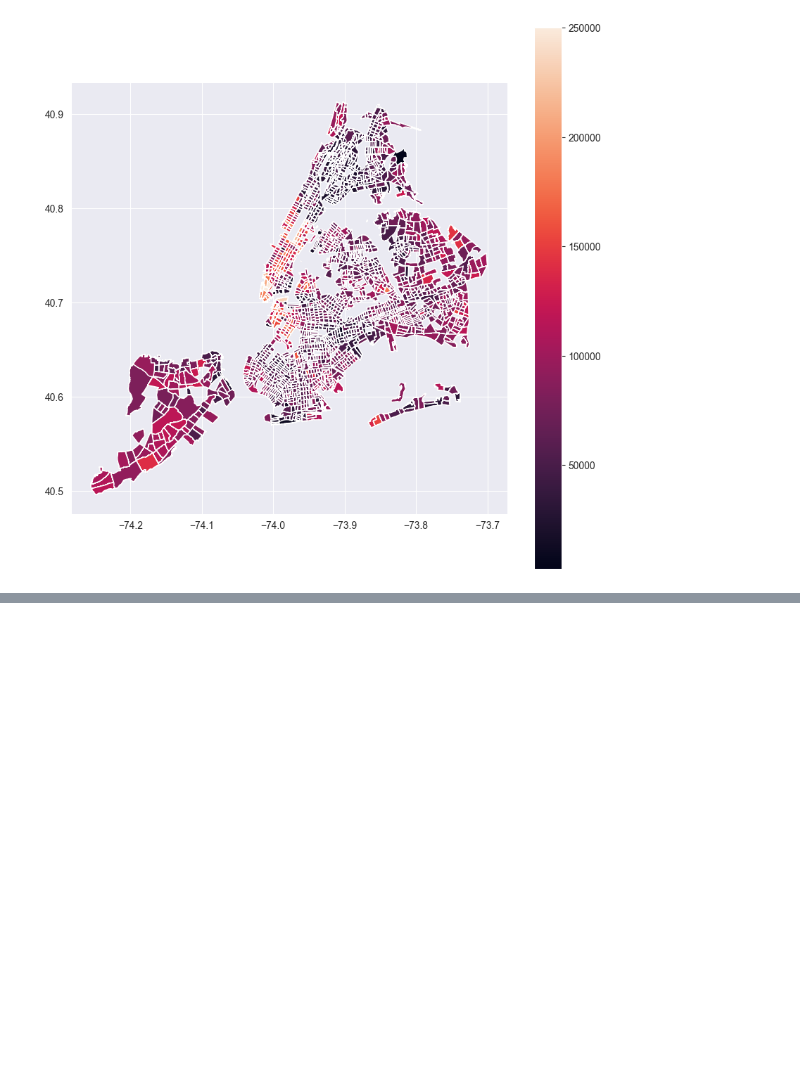
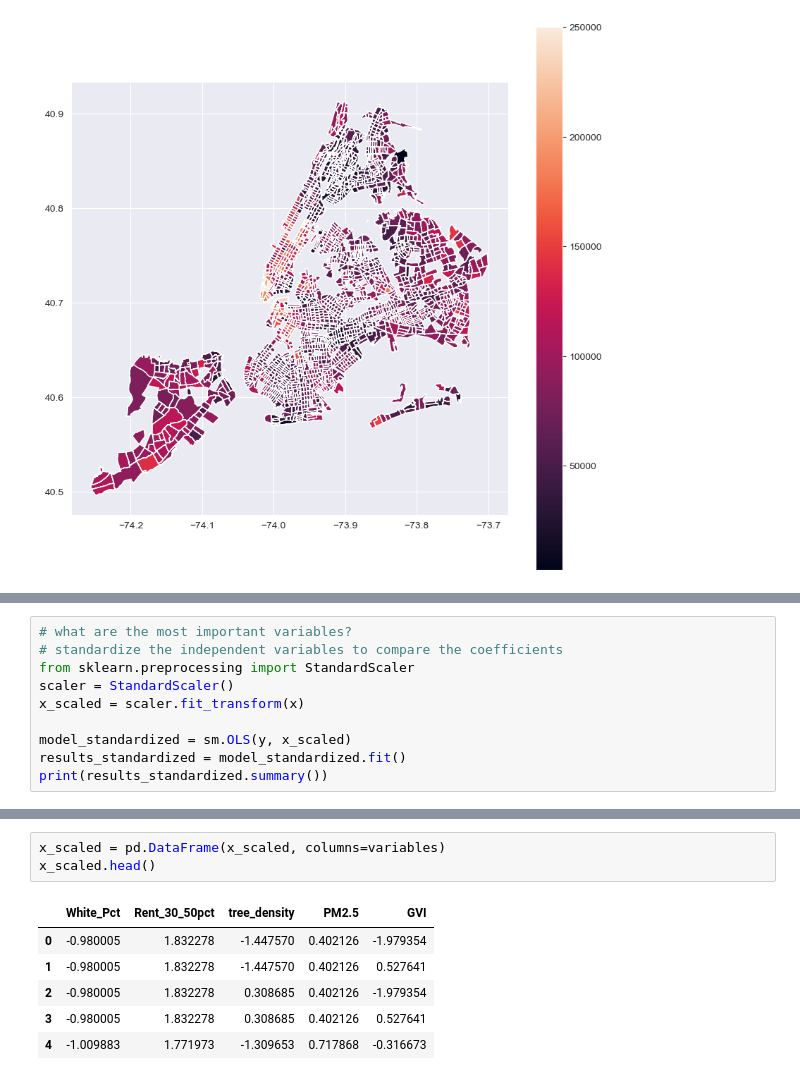
Before and after one commit to RainCyz/4680_5680_intro_uds, a Jupyter notebook: Final_Project/Data_Explore.ipynb, the cells around one changed output, grey strips where cells are left out. Saved outputs shown, nothing was run; the diff lists cells and outputs as text; blank space fills up the shorter version.

```diff
--- a/Final_Project/Data_Explore.ipynb
+++ b/Final_Project/Data_Explore.ipynb
@@ -360,0 +375,10 @@ strong multicollinearity or other numerical problems.
+# %%
+# what are the most important variables?
+# standardize the independent variables to compare the coefficients
+from sklearn.preprocessing import StandardScaler
+scaler = StandardScaler()
+x_scaled = scaler.fit_transform(x)
+
+model_standardized = sm.OLS(y, x_scaled)
+results_standardized = model_standardized.fit()
+print(results_standardized.summary())
@@ -360,0 +409,10 @@ strong multicollinearity or other numerical problems.
+# %%
+x_scaled = pd.DataFrame(x_scaled, columns=variables)
+x_scaled.head()
+# %% [output]
+|  | White_Pct | Rent_30_50pct | tree_density | PM2.5 | GVI |
+| 0 | -0.980005 | 1.832278 | -1.447570 | 0.402126 | -1.979354 |
+| 1 | -0.980005 | 1.832278 | -1.447570 | 0.402126 | 0.527641 |
+| 2 | -0.980005 | 1.832278 | 0.308685 | 0.402126 | -1.979354 |
+| 3 | -0.980005 | 1.832278 | 0.308685 | 0.402126 | 0.527641 |
+| 4 | -1.009883 | 1.771973 | -1.309653 | 0.717868 | -0.316673 |
```
Also changed, not shown: parts of 10 cells of this notebook, 4 other files.
